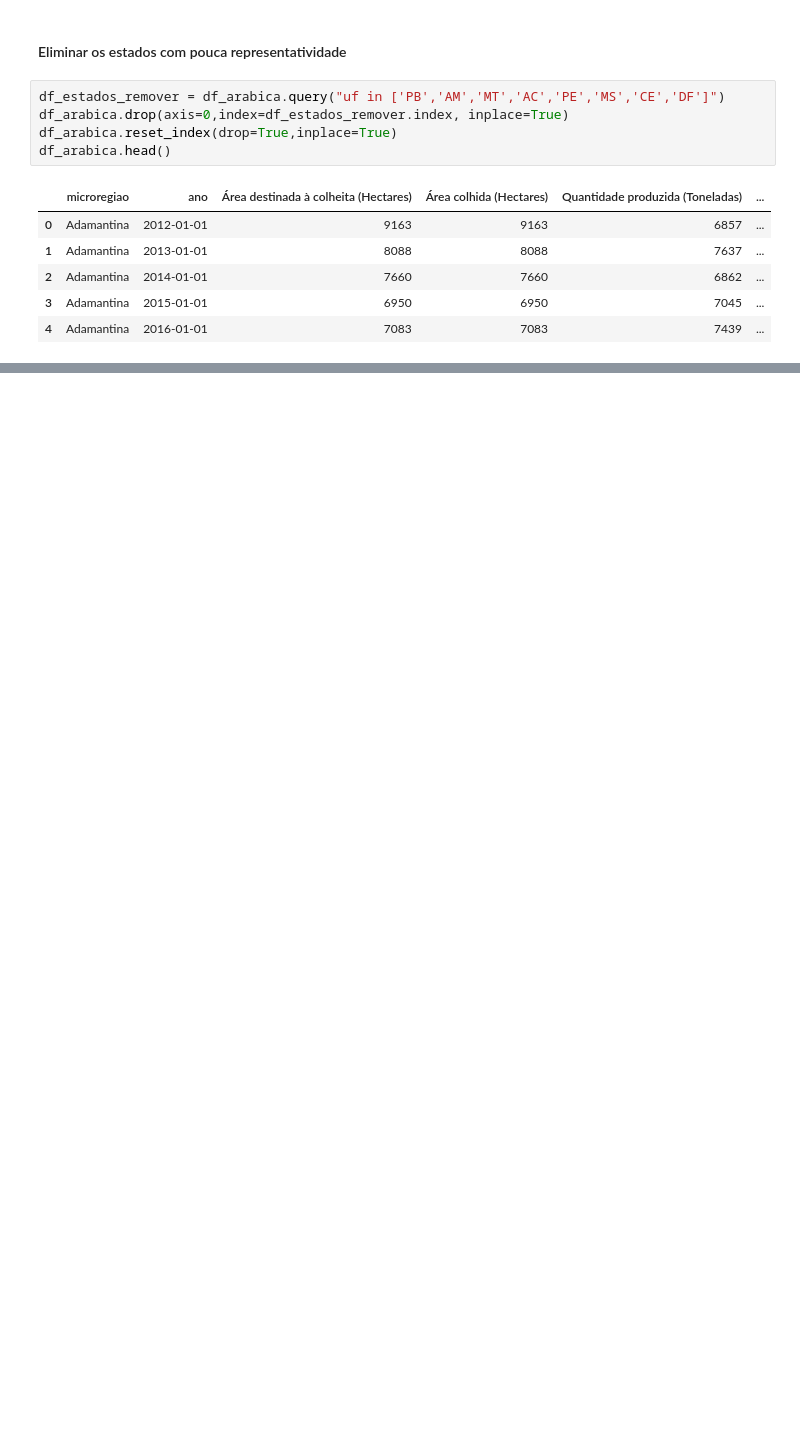
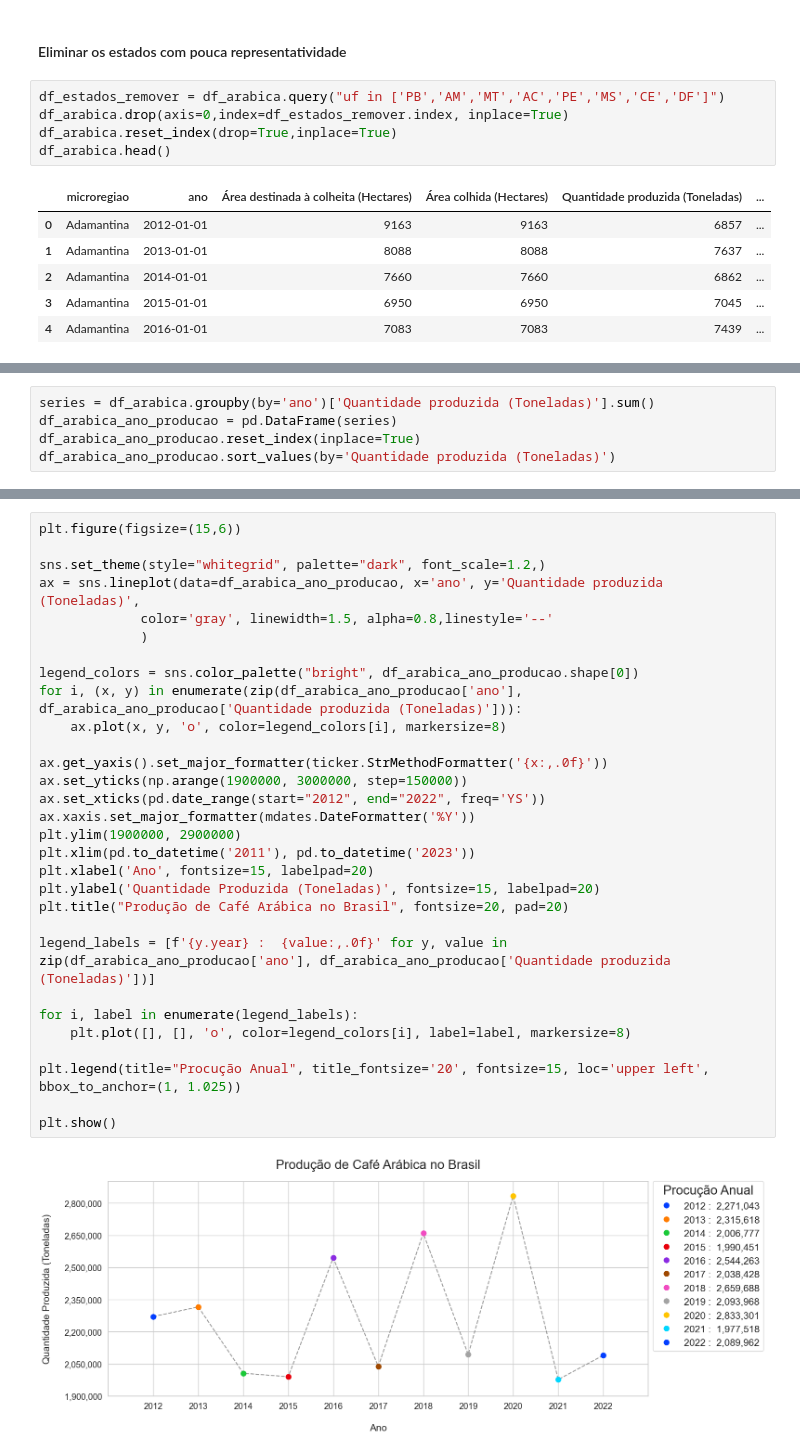
Before and after one commit to alexandre-guerra/Data_Cafe, a Jupyter notebook: analise_cafe.ipynb, the cells around one changed output, grey strips where cells are left out. Drawn from its saved outputs; the diff is of its cells as text; blank space fills up the shorter version.

```diff
--- a/analise_cafe.ipynb
+++ b/analise_cafe.ipynb
@@ -418,0 +415,5 @@ df_arabica.groupby(by='microregiao')['Quantidade produzida (Toneladas)'].sum().s
+# %%
+series = df_arabica.groupby(by='ano')['Quantidade produzida (Toneladas)'].sum()
+df_arabica_ano_producao = pd.DataFrame(series)
+df_arabica_ano_producao.reset_index(inplace=True)
+df_arabica_ano_producao.sort_values(by='Quantidade produzida (Toneladas)')
@@ -418,0 +433,32 @@ df_arabica.groupby(by='microregiao')['Quantidade produzida (Toneladas)'].sum().s
+# %%
+plt.figure(figsize=(15,6))
+
+sns.set_theme(style="whitegrid", palette="dark", font_scale=1.2,)
+ax = sns.lineplot(data=df_arabica_ano_producao, x='ano', y='Quantidade produzida (Toneladas)',
+             color='gray', linewidth=1.5, alpha=0.8,linestyle='--'
+             )
+
+legend_colors = sns.color_palette("bright", df_arabica_ano_producao.shape[0])
+for i, (x, y) in enumerate(zip(df_arabica_ano_producao['ano'], df_arabica_ano_producao['Quantidade produzida (Toneladas)'])):
+    ax.plot(x, y, 'o', color=legend_colors[i], markersize=8)
+
+ax.get_yaxis().set_major_formatter(ticker.StrMethodFormatter('{x:,.0f}'))
+ax.set_yticks(np.arange(1900000, 3000000, step=150000))
+ax.set_xticks(pd.date_range(start="2012", end="2022", freq='YS'))
+ax.xaxis.set_major_formatter(mdates.DateFormatter('%Y'))
+plt.ylim(1900000, 2900000)
+plt.xlim(pd.to_datetime('2011'), pd.to_datetime('2023'))
+plt.xlabel('Ano', fontsize=15, labelpad=20)
+plt.ylabel('Quantidade Produzida (Toneladas)', fontsize=15, labelpad=20)
+plt.title("Produção de Café Arábica no Brasil", fontsize=20, pad=20)
+
+legend_labels = [f'{y.year} :  {value:,.0f}' for y, value in zip(df_arabica_ano_producao['ano'], df_arabica_ano_producao['Quantidade produzida (Toneladas)'])]
+
+for i, label in enumerate(legend_labels):
+    plt.plot([], [], 'o', color=legend_colors[i], label=label, markersize=8)
+
+plt.legend(title="Procução Anual", title_fontsize='20', fontsize=15, loc='upper left', bbox_to_anchor=(1, 1.025))
+
+plt.show()
+# %% [output]
+[figure, added]
```
Also changed, not shown: parts of 15 cells of this notebook, 1 other file.
